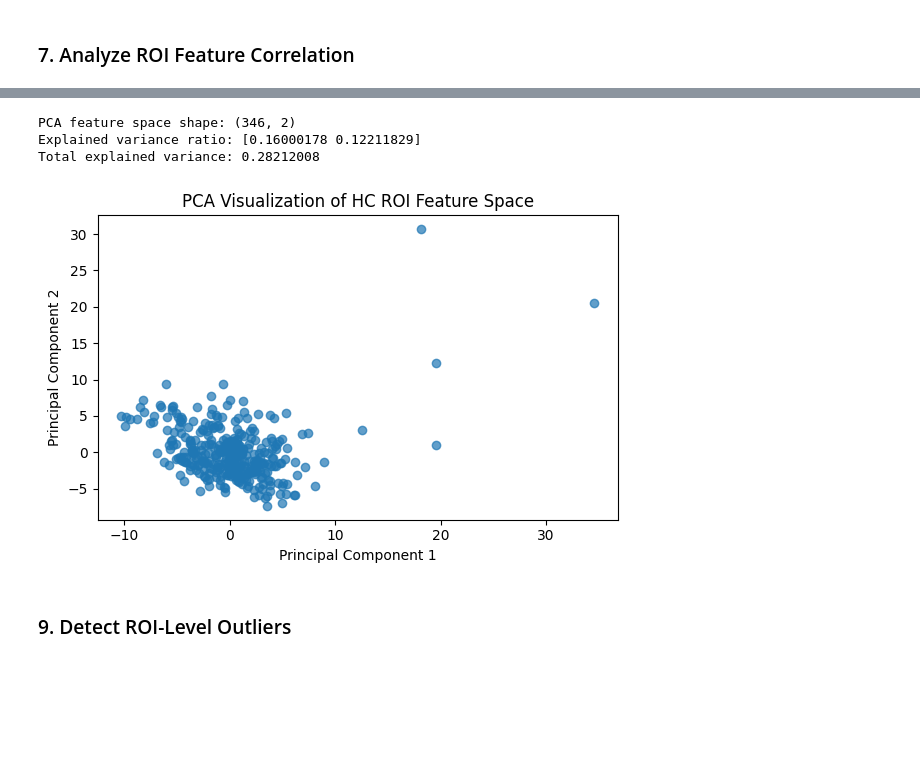
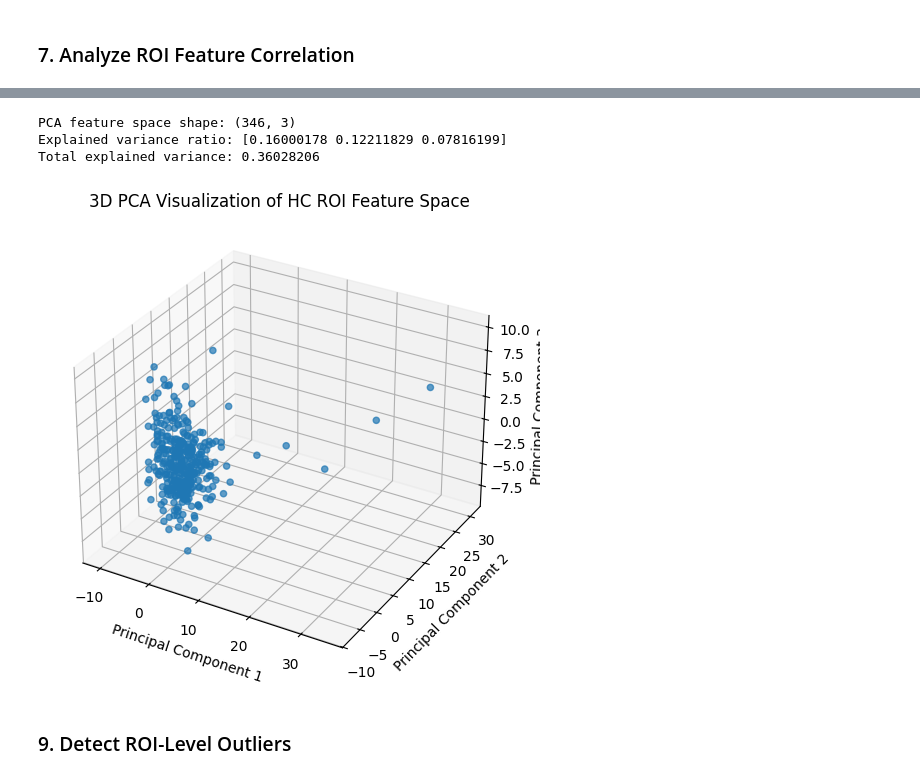
Before and after one commit to AnyUnimib/Medical_Imaging_Project, a Jupyter notebook: ADNI.ipynb, the cells around one changed output, grey strips where cells are left out. Saved outputs shown, nothing was run; the diff lists cells and outputs as text; code cells hidden in the pictures; blank space fills up the shorter version.

```diff
--- a/ADNI.ipynb
+++ b/ADNI.ipynb
@@ -847,28 +851,28 @@ Correlation matrix shape: (116, 116)
 # %%
 # Apply PCA to the standardized ROI features
-pca = PCA(n_components=2)
+pca = PCA(n_components=3)
 hc_pca = pca.fit_transform(hc_roi_scaled)
-
 print("PCA feature space shape:", hc_pca.shape)
 print("Explained variance ratio:", pca.explained_variance_ratio_)
 print("Total explained variance:", pca.explained_variance_ratio_.sum())
 
 # Create PCA dataframe
-pca_df = pd.DataFrame({"PC1": hc_pca[:, 0], "PC2": hc_pca[:, 1]})
+pca_df = pd.DataFrame({"PC1": hc_pca[:, 0], "PC2": hc_pca[:, 1], "PC3": hc_pca[:, 2]})
 
-# Visualize HC subjects in the 2D PCA feature space
-plt.figure(figsize=(6, 4))
-plt.scatter(pca_df["PC1"], pca_df["PC2"], alpha=0.7)
-plt.xlabel("Principal Component 1")
-plt.ylabel("Principal Component 2")
-plt.title("PCA Visualization of HC ROI Feature Space")
-plt.tight_layout()
+# Visualize HC subjects in the 3D PCA feature space
+fig = plt.figure(figsize=(8, 6))
+ax = fig.add_subplot(111, projection="3d")
+ax.scatter(pca_df["PC1"], pca_df["PC2"], pca_df["PC3"], alpha=0.7)
+ax.set_xlabel("Principal Component 1")
+ax.set_ylabel("Principal Component 2")
+ax.set_zlabel("Principal Component 3")
+ax.set_title("3D PCA Visualization of HC ROI Feature Space")
 plt.show()
 # %% [output]
-PCA feature space shape: (346, 2)
-Explained variance ratio: [0.16000178 0.12211829]
-Total explained variance: 0.28212008
+PCA feature space shape: (346, 3)
+Explained variance ratio: [0.16000178 0.12211829 0.07816199]
+Total explained variance: 0.36028206
-[figure, old version]
+[figure, new version]
 # %% [markdown]
 ###  9. Detect ROI-Level Outliers
 # %%
```
Also changed, not shown: parts of 23 cells of this notebook.
